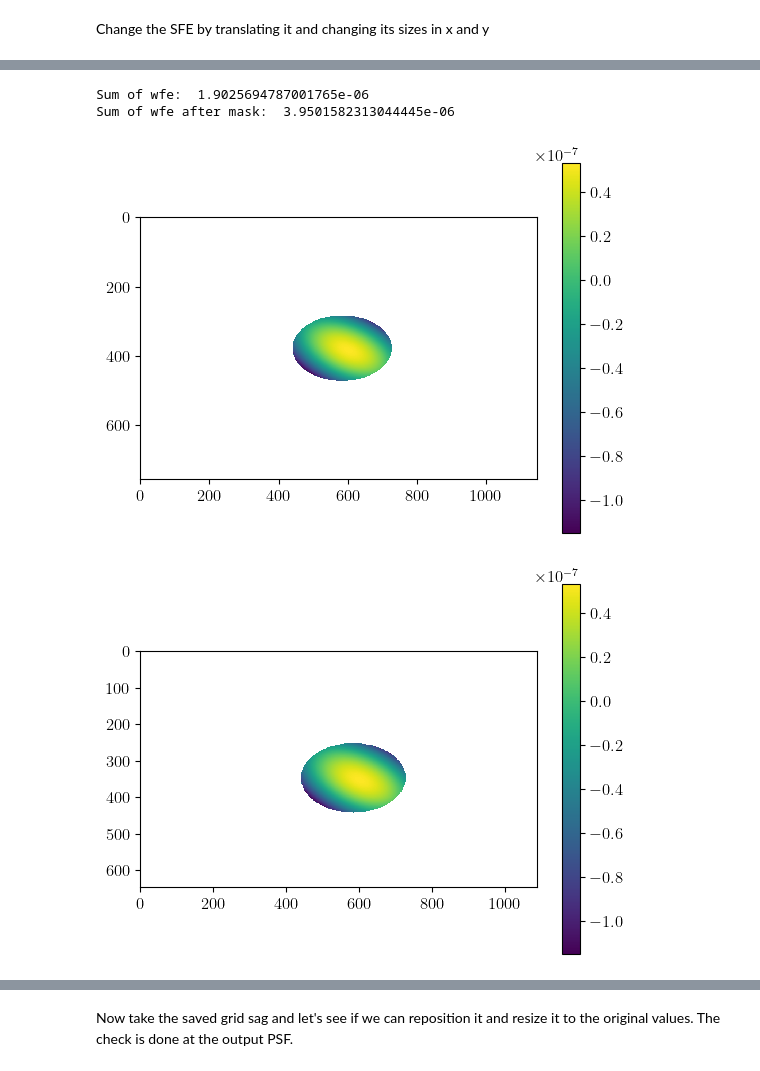
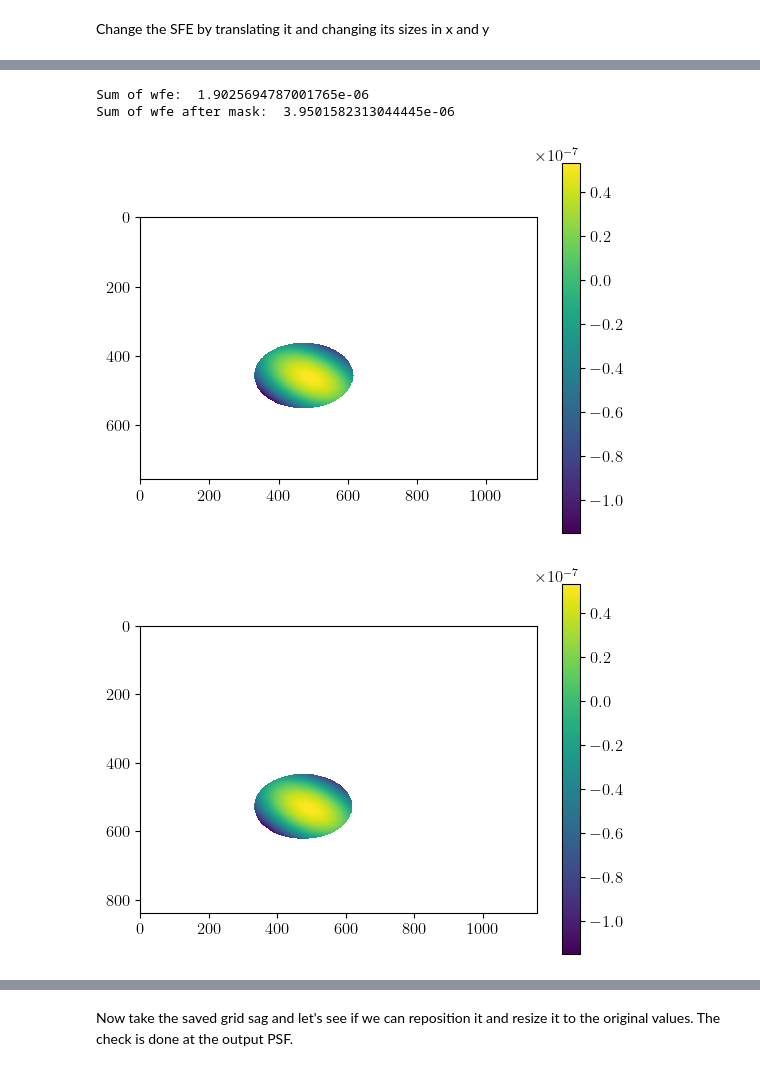
Before and after one commit to arielmission-space/PAOS, a Jupyter notebook: notebook/ComputeGridSag.ipynb, the cells around one changed output, grey strips where cells are left out. Drawn from its saved outputs; the diff is of its cells as text; code cells hidden in the pictures.

```diff
--- a/notebook/ComputeGridSag.ipynb
+++ b/notebook/ComputeGridSag.ipynb
@@ -176,47 +182,69 @@ wfe = rescale(
     anti_aliasing=(
         scale_x < 1.0 or scale_y < 1.0
     ),  # anti_aliasing is required for downsampling
     order=3,
 )
 
 wfe1 = wfe.copy()
 print("Sum of wfe: ", np.sum(wfe1))
 
 wfe = np.ma.MaskedArray(wfe, mask=mask)
 print("Sum of wfe after mask: ", np.sum(wfe))
 
 # shift the WFE by n pixels on both axes
-# shift = (-101, 79)  # (yshift, xshift)
-shift = (10, 0)  # (yshift, xshift)
+shift = (-101, 79)  # (yshift, xshift)
+# shift = (10, 0)  # (yshift, xshift)
+# shift = (0, 0)  # (yshift, xshift)
 wfe = np.roll(wfe, shift, axis=(1, 0))
 
 plt.figure()
 plt.imshow(wfe, interpolation="none")
 plt.colorbar()
 plt.show()
 
-# crop the edges
-wfe_shape = wfe.shape
-crop_left = 0
-crop_right = 60
-crop_top = 30
-crop_bottom = 80
-wfe = wfe[
-    crop_top : wfe_shape[0] - crop_bottom,
-    crop_left : wfe_shape[1] - crop_right,
-]
+# # crop the edges
+# wfe_shape = wfe.shape
+# crop_left = 20
+# crop_right = 1
+# crop_top = 30
+# crop_bottom = 81
+# wfe = wfe[
+#     crop_top : wfe_shape[0] - crop_bottom,
+#     crop_left : wfe_shape[1] - crop_right,
+# ]
+
+def pad_map(sag, mask, padding):
+    sag = np.pad(
+        sag,
+        padding,
+        mode="constant",
+        constant_values=0,
+    )
+    mask = np.pad(
+        mask,
+        padding,
+        mode="constant",
+        constant_values=1,
+    )
+    return sag, mask
+
+wfe, mask = pad_map(wfe, wfe.mask, ((0, 0), (3, 8)))
+wfe = np.ma.masked_array(wfe, mask=mask)
+
+wfe, mask = pad_map(wfe, wfe.mask, ((70, 11), (0, 0)))
+wfe = np.ma.masked_array(wfe, mask=mask)
 
 plt.figure()
 plt.imshow(wfe, interpolation="none")
 plt.colorbar()
 plt.show()
 # %% [output]
 [figure]
 [figure]
 Sum of wfe:  1.9025694787001765e-06
 Sum of wfe after mask:  3.9501582313044445e-06
-[figure, old version]
+[figure, new version]
-[figure, old version]
+[figure, new version]
 # %%
 label_wfe = label(~wfe.mask)
 props = regionprops(label_wfe)
```
Also changed, not shown: parts of 14 cells of this notebook, 3 other files.
